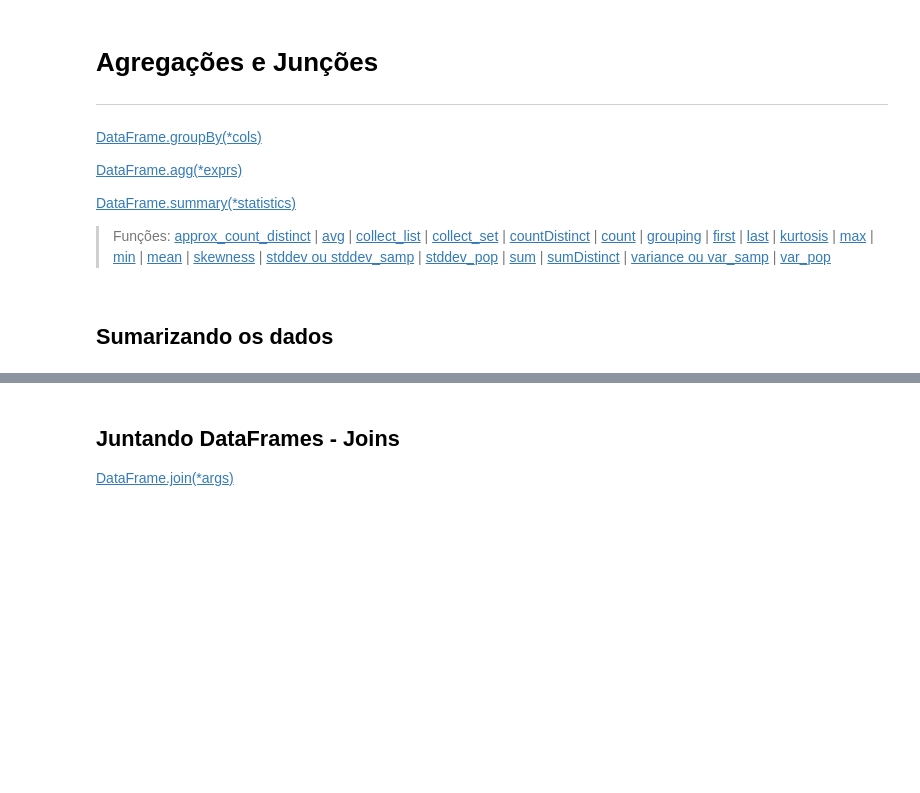
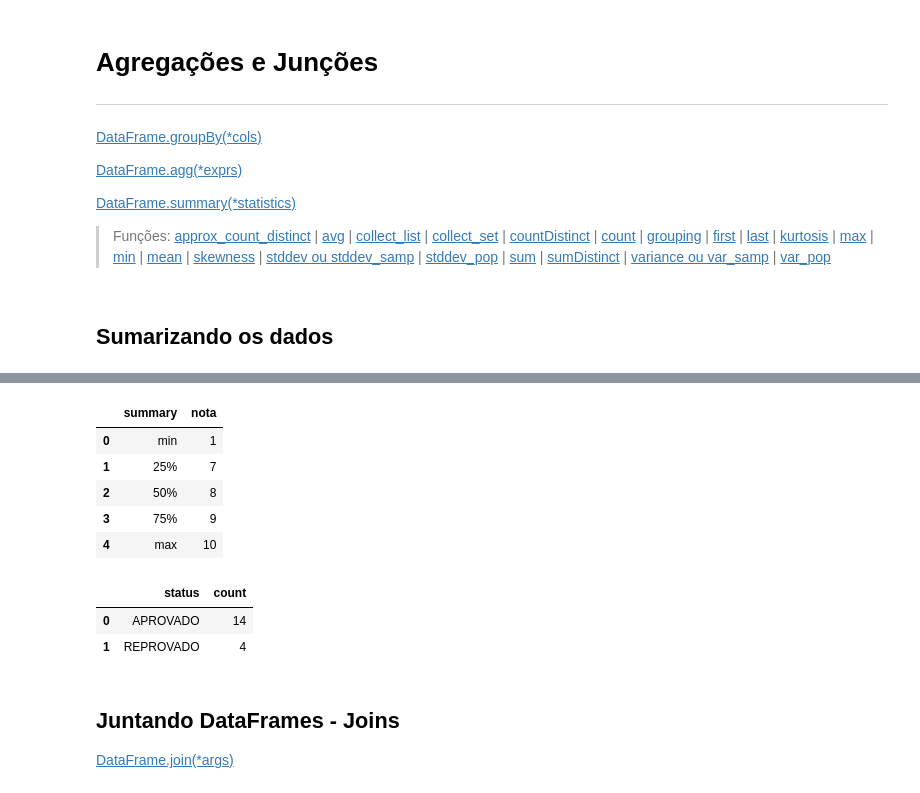
Before and after one commit to weslleyalmeid/MLEngineer-Studies, a Jupyter notebook: spark-alura/01-projeto_spark.ipynb, the cells around one changed output, grey strips where cells are left out. Saved outputs shown, nothing was run; the diff lists cells and outputs as text; code cells hidden in the pictures; blank space fills up the shorter version.

```diff
--- a/spark-alura/01-projeto_spark.ipynb
+++ b/spark-alura/01-projeto_spark.ipynb
@@ -1247,0 +1303,24 @@ df\
+# %%
+data = [
+    ('CARLOS', 'MATEMÁTICA', 7),
+    ('IVO', 'MATEMÁTICA', 9),
+    ('MÁRCIA', 'MATEMÁTICA', 8),
+    ('LEILA', 'MATEMÁTICA', 9),
+    ('BRENO', 'MATEMÁTICA', 7),
+    ('LETÍCIA', 'MATEMÁTICA', 8),
+    ('CARLOS', 'FÍSICA', 2),
+    ('IVO', 'FÍSICA', 8),
+    ('MÁRCIA', 'FÍSICA', 10),
+    ('LEILA', 'FÍSICA', 9),
+    ('BRENO', 'FÍSICA', 1),
+    ('LETÍCIA', 'FÍSICA', 6),
+    ('CARLOS', 'QUÍMICA', 10),
+    ('IVO', 'QUÍMICA', 8),
+    ('MÁRCIA', 'QUÍMICA', 1),
+    ('LEILA', 'QUÍMICA', 10),
+    ('BRENO', 'QUÍMICA', 7),
+    ('LETÍCIA', 'QUÍMICA', 9)
+]
+colNames = ['nome', 'materia', 'nota']
+df = spark.createDataFrame(data, colNames)
+df.show()
@@ -1247,0 +1345,4 @@ df\
+# %%
+# criar coluna com flag de alunos aprovados e reprovados
+df = df.withColumn('status', f.when(df['nota'] >= 7, 'APROVADO').otherwise('REPROVADO'))
+df.show()
@@ -1248,3 +1367,24 @@ df\
+# %%
+df\
+    .select('nota')\
+    .summary('min', '25%', '50%', '75%', 'max')\
+    .toPandas()
+# %% [output]
+|  | summary | nota |
+| 0 | min | 1 |
+| 1 | 25% | 7 |
+| 2 | 50% | 8 |
+| 3 | 75% | 9 |
+| 4 | max | 10 |
+# %%
+df\
+    .groupBy('status')\
+    .count()\
+    .toPandas()
+# %% [output]
+|  | status | count |
+| 0 | APROVADO | 14 |
+| 1 | REPROVADO | 4 |
 # %% [markdown]
 ## Juntando DataFrames - Joins
 
```
Also changed, not shown: parts of 30 cells of this notebook.
